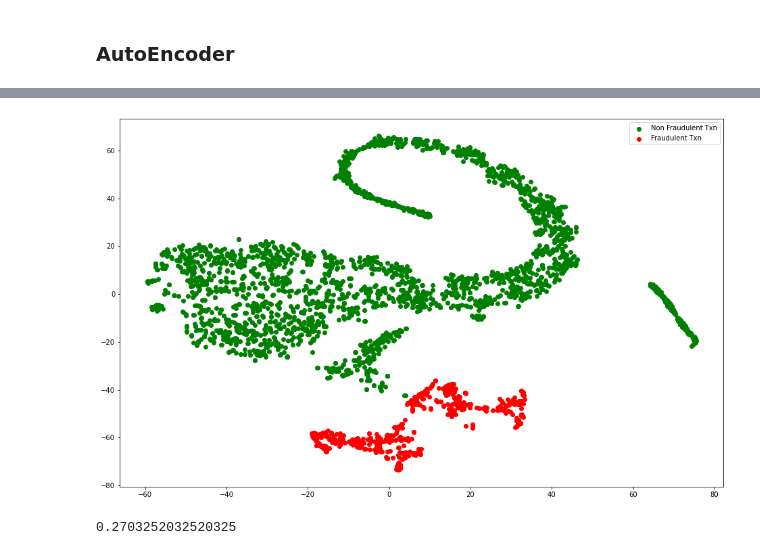
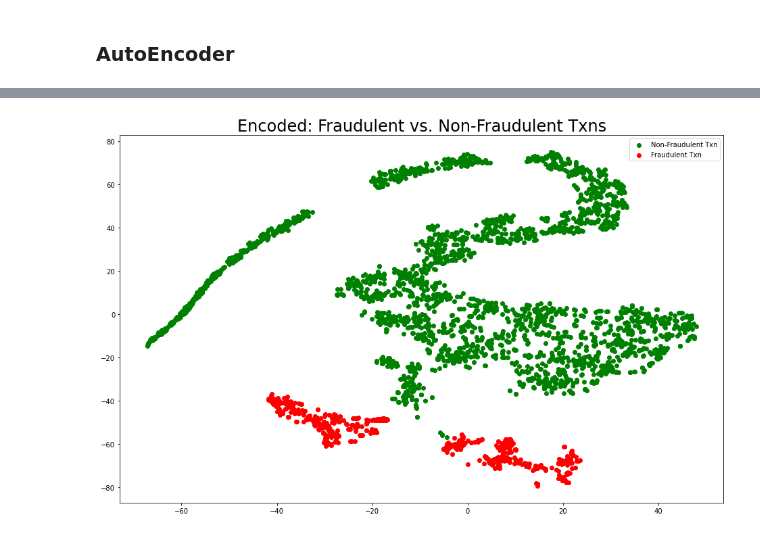
Before and after one commit to ChrisBenka/FraudulentCreditCardTxns, a Jupyter notebook: creditcardfraud.ipynb, the cells around one changed output, grey strips where cells are left out. Cells and saved outputs as stored; diff of their text form; code cells hidden in the pictures.

```diff
--- a/creditcardfraud.ipynb
+++ b/creditcardfraud.ipynb
@@ -79,8 +81,9 @@ plot(X,y)
 # %%
-txn_data = tf.keras.utils.normalize(txn_data,axis=-1, order=2)
-non_fraud_txn_data = txn_data[~labels.astype(bool)]
-fraud_txn_data = txn_data[labels.astype(bool)]
+from sklearn.model_selection import train_test_split
+
+norm_txn_data = tf.keras.utils.normalize(txn_data,axis=-1, order=2)
+non_fraud_txn_data = norm_txn_data[~labels.astype(bool)]
+fraud_txn_data = norm_txn_data[labels.astype(bool)]
+
+labels = labels.astype(int)
+train_data,test_data,train_labels,test_labels = train_test_split(norm_txn_data,labels,test_size=0.25, random_state=42)
-# %%
-from sklearn.model_selection import train_test_split
-labels = labels.astype(int)
-tain_data,test_data,train_labels,test_labels = train_test_split(txn_data,labels,test_size=0.25, random_state=42)
@@ -112,9 +147,21 @@ class AutoEncoder(tf.keras.Model):
         self.decoder = Sequential([
             Dense(128,activation='relu'),
             Dense(256,activation='relu'),
-            Dense(input_dim,activation='sigmoid')
+            Dense(input_dim,activation='tanh')
         ])
     def call(self,inputs):
         encoded = self.encoder(inputs)
         decoded = self.decoder(encoded)
         return decoded
+
+_, input_dim = norm_txn_data.shape
+
+autoencoder = AutoEncoder(input_dim)
+
+autoencoder.compile(optimizer='adadelta', loss='mae', metrics=None)
+
+history = autoencoder.fit(non_fraud_txn_data[:10000], non_fraud_txn_data[:10000],
+          epochs=15,
+          batch_size=512,
+          validation_data=(test_data,test_data),
+          shuffle=True)
@@ -127,6 +185,0 @@ autoencoder.compile(optimizer='adadelta', loss='mae', metrics=None)
-# %%
-history = autoencoder.fit(non_fraud_txn_data[:2000], non_fraud_txn_data[:2000],
-          epochs=15,
-          batch_size=512,
-          validation_data=(test_data,test_data),
-          shuffle=True)
@@ -151,27 +186,14 @@ Epoch 15/15
 # %%
-encoded_sample = autoencoder.encoder(sample_non_fraud).numpy()
+encoded_non_fraud = autoencoder.encoder(sample_non_fraud).numpy()
 encoded_fraud = autoencoder.encoder(fraud_txn_data).numpy()
 
-X = np.concatenate((encoded_sample,encoded_fraud))
+X = np.concatenate((encoded_non_fraud,encoded_fraud))
 
 y = np.concatenate((np.zeros(len(sample_non_fraud)),np.ones(len(fraud_txn_data))))
 
-plot(X,y)
+plot(X,y,title="Encoded: Fraudulent vs. Non-Fraudulent Txns")
 # %% [output]
-[figure, old version]
+[figure, new version]
-# %%
-from sklearn.linear_model import LogisticRegression
-from sklearn.metrics import classification_report, accuracy_score
-
-train_data_encoded = autoencoder.encoder(tain_data)
-
-clf = LogisticRegression(random_state=0).fit(train_data_encoded, train_labels)
-
-test_data_encoded = autoencoder.encoder(fraud_txn_data)
-y_pred = clf.predict(test_data_encoded)
-accuracy_score(np.ones(len(fraud_txn_data)),y_pred)
-# %% [output]
-0.2703252032520325
 # %%
 from tensorflow.keras import Model,Sequential
 from tensorflow.keras.layers import Dense
```
Also changed, not shown: parts of 13 cells of this notebook.
